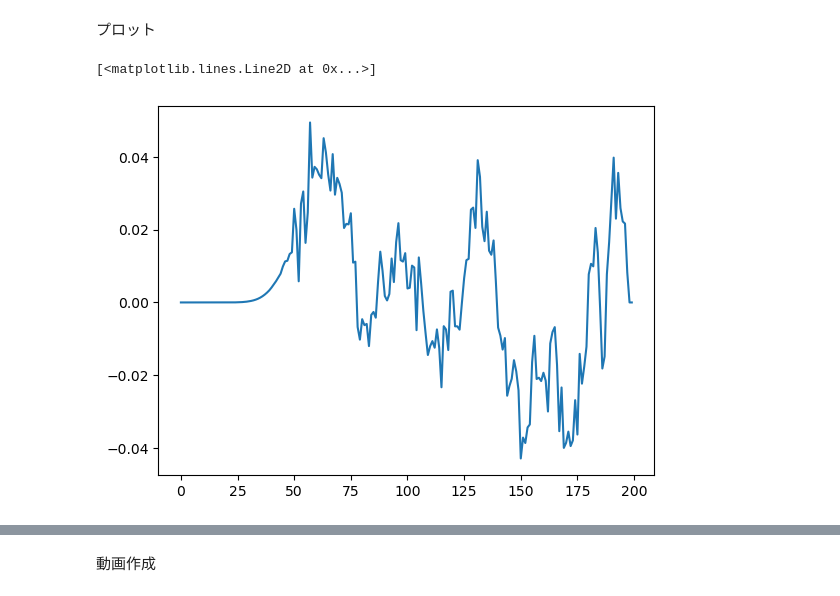
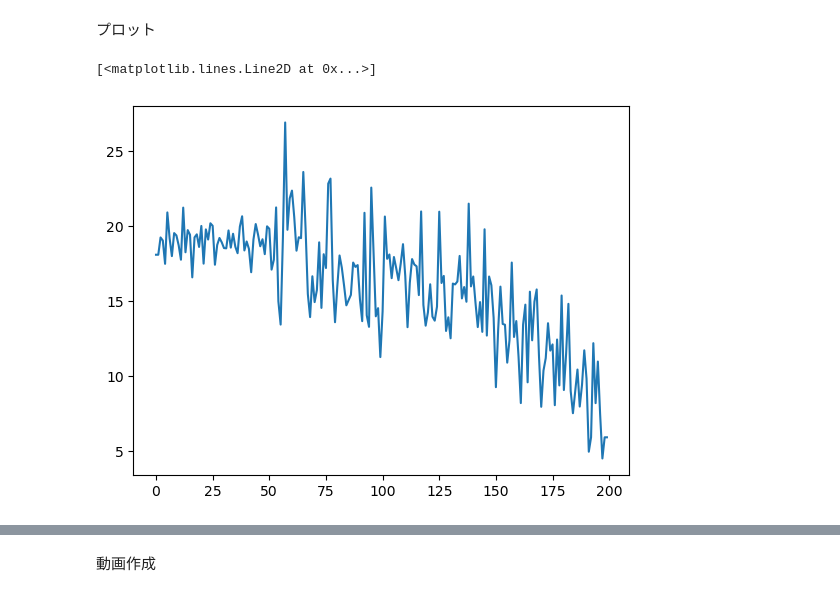
Before and after one commit to keita-akutagawa/MHD-PIC, a Jupyter notebook: 1D/BulkFlow_MHD-PIC_Sugiyama.ipynb, the cells around one changed output, grey strips where cells are left out. Saved outputs shown, nothing was run; the diff lists cells and outputs as text; code cells hidden in the pictures.

```diff
--- a/1D/BulkFlow_MHD-PIC_Sugiyama.ipynb
+++ b/1D/BulkFlow_MHD-PIC_Sugiyama.ipynb
@@ -507,12 +501,11 @@ current_y_mhd[0] = current_y_mhd[1]
 current_y_mhd[-1] = current_y_mhd[-2]
 current_z_mhd[0] = current_z_mhd[1]
 current_z_mhd[-1] = current_z_mhd[-2]
-# %%
-plt.plot(B[2, :])
-#plt.plot(convolve_parameter(zeroth_moment_electron, 10))
-# %% [output]
-[<matplotlib.lines.Line2D at 0x...>]
-[figure, removed]
+# %%
+plt.plot(zeroth_moment_ion)
+# %% [output]
+[<matplotlib.lines.Line2D at 0x...>]
+[figure, added]
 # %%
 fig = plt.figure(figsize=(8, 4))
 ax1 = fig.add_subplot(111)
```
Also changed, not shown: parts of 8 cells of this notebook.
